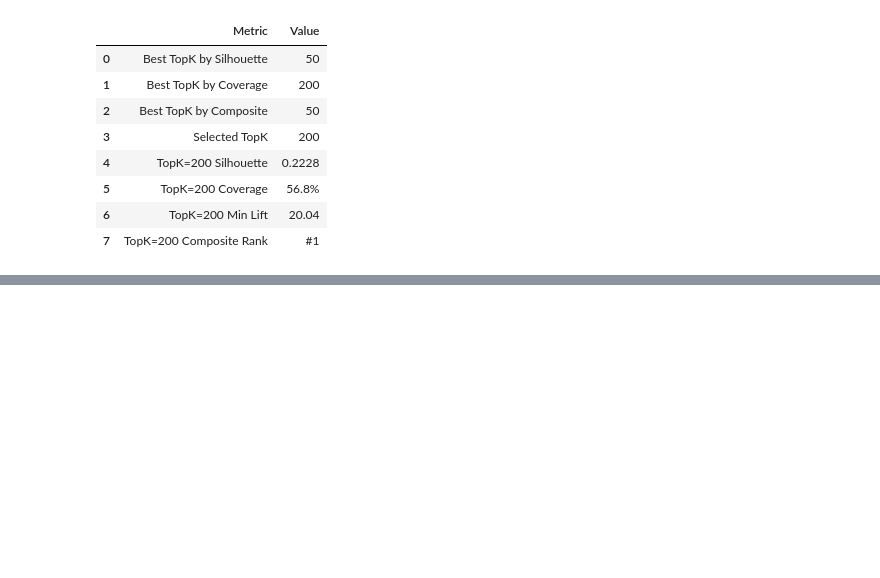
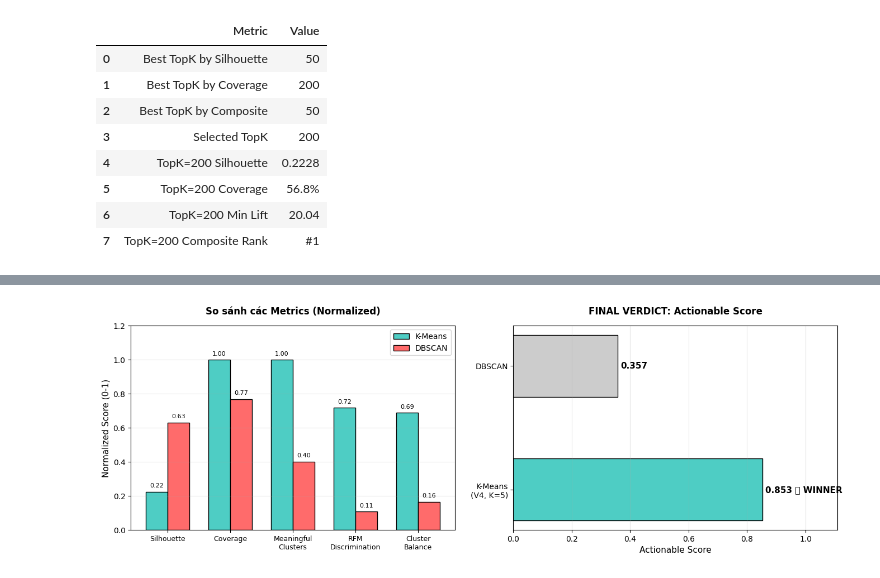
Before and after one commit to ThanhTung-KHMT-1701/ShopCluster, a Jupyter notebook: notebooks/ShopCluster.ipynb, the cells around one changed output, grey strips where cells are left out. Saved outputs shown, nothing was run; the diff lists cells and outputs as text; code cells hidden in the pictures; blank space fills up the shorter version.

Commit message:
Bổ sung: 2. Thử nghiệm với thuật toán DBSCAN

```diff
--- a/notebooks/ShopCluster.ipynb
+++ b/notebooks/ShopCluster.ipynb
@@ -6547,0 +7261,98 @@ display(summary_table)
+# %%
+# =============================================================================
+# TRỰC QUAN HÓA SO SÁNH TỔNG HỢP
+# =============================================================================
+
+fig, axes = plt.subplots(1, 2, figsize=(14, 5))
+
+# Chart 1: Radar chart so sánh các metrics
+ax1 = axes[0]
+
+categories = ['Silhouette', 'Coverage', 'Meaningful\nClusters', 'RFM\nDiscrimination', 'Cluster\nBalance']
+N = len(categories)
+
+# Normalize scores về 0-1
+kmeans_scores = [
+    kmeans_silhouette,
+    1.0,
+    kmeans_actionable['meaningful_clusters'] / 5,
+    min(kmeans_actionable['rfm_discrimination'], 1),
+    kmeans_actionable['cluster_balance']
+]
+
+dbscan_scores = [
+    dbscan_silhouette if not np.isnan(dbscan_silhouette) else 0,
+    dbscan_coverage,
+    dbscan_actionable['meaningful_clusters'] / 5,
+    min(dbscan_actionable['rfm_discrimination'], 1),
+    dbscan_actionable['cluster_balance']
+]
+
+# Vẽ bar chart thay cho radar (dễ đọc hơn)
+x = np.arange(len(categories))
+width = 0.35
+
+bars1 = ax1.bar(x - width/2, kmeans_scores, width, label='K-Means', color='#4ECDC4', edgecolor='black')
+bars2 = ax1.bar(x + width/2, dbscan_scores, width, label='DBSCAN', color='#FF6B6B', edgecolor='black')
+
+ax1.set_ylabel('Normalized Score (0-1)', fontsize=11)
+ax1.set_title('So sánh các Metrics (Normalized)', fontsize=12, fontweight='bold', pad=15)
+ax1.set_xticks(x)
+ax1.set_xticklabels(categories, fontsize=9)
+ax1.legend()
+ax1.set_ylim(0, 1.2)
+ax1.grid(True, alpha=0.3, axis='y')
+
+# Thêm giá trị
+for bar in bars1:
+    height = bar.get_height()
+    ax1.text(bar.get_x() + bar.get_width()/2., height + 0.02, f'{height:.2f}',
+             ha='center', va='bottom', fontsize=8)
+for bar in bars2:
+    height = bar.get_height()
+    ax1.text(bar.get_x() + bar.get_width()/2., height + 0.02, f'{height:.2f}',
+             ha='center', va='bottom', fontsize=8)
+
+# Chart 2: Final verdict
+ax2 = axes[1]
+
+# Lấy giá trị từ actionable dictionaries
+kmeans_total = kmeans_actionable['total_actionable']
+dbscan_total = dbscan_actionable['total_actionable']
+
+final_scores = [kmeans_total, dbscan_total]
+algorithms = ['K-Means\n(V4, K=5)', 'DBSCAN']
+colors = ['#4ECDC4' if kmeans_total > dbscan_total else '#FFB347',
+          '#FF6B6B' if dbscan_total > kmeans_total else '#FFB347']
+
+# Highlight winner
+if kmeans_total > dbscan_total:
+    colors = ['#4ECDC4', '#CCCCCC']
+else:
+    colors = ['#CCCCCC', '#FF6B6B']
+
+bars = ax2.barh(algorithms, final_scores, color=colors, edgecolor='black', height=0.5)
+ax2.set_xlabel('Actionable Score', fontsize=11)
+ax2.set_title('FINAL VERDICT: Actionable Score', fontsize=12, fontweight='bold', pad=15)
+ax2.set_xlim(0, max(final_scores) * 1.3)
+ax2.grid(True, alpha=0.3, axis='x')
+
+# Thêm giá trị và winner badge
+for i, (bar, score) in enumerate(zip(bars, final_scores)):
+    width = bar.get_width()
+    label = f'{score:.3f}'
+    if (i == 0 and kmeans_total > dbscan_total) or (i == 1 and dbscan_total > kmeans_total):
+        label += ' 🏆 WINNER'
+    ax2.text(width + 0.01, bar.get_y() + bar.get_height()/2, label,
+             ha='left', va='center', fontsize=11, fontweight='bold')
+
+plt.tight_layout(pad=2.0)
+plt.savefig(f"{IMAGES_DIR}/KMeans_vs_DBSCAN_FinalVerdict.png", dpi=150, bbox_inches='tight')
+plt.show()
+print(f"✓ Đã lưu: {IMAGES_DIR}/KMeans_vs_DBSCAN_FinalVerdict.png")
+
+print("\n" + "=" * 80)
+print("✅ HOÀN THÀNH SO SÁNH K-MEANS VÀ DBSCAN")
+print("=" * 80)
+# %% [output]
+[figure, added]
```
Also changed, not shown: parts of 13 cells of this notebook, 4 other files.
